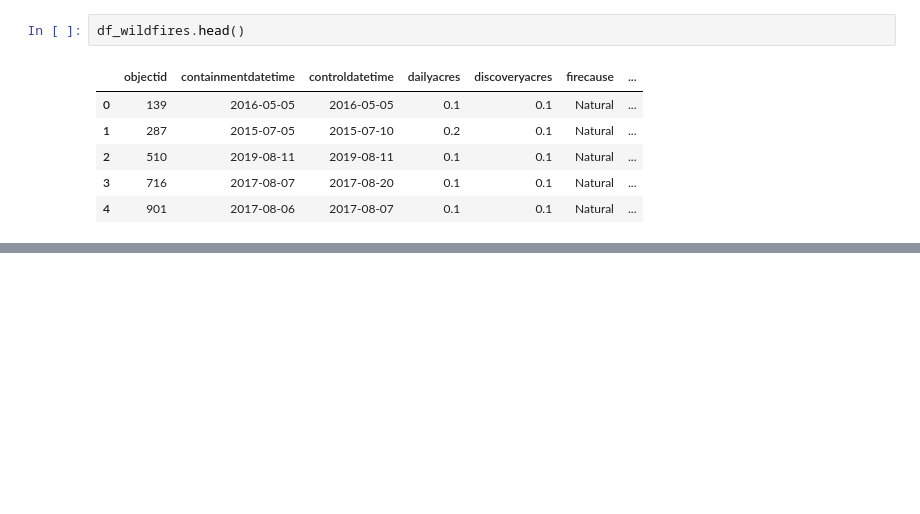
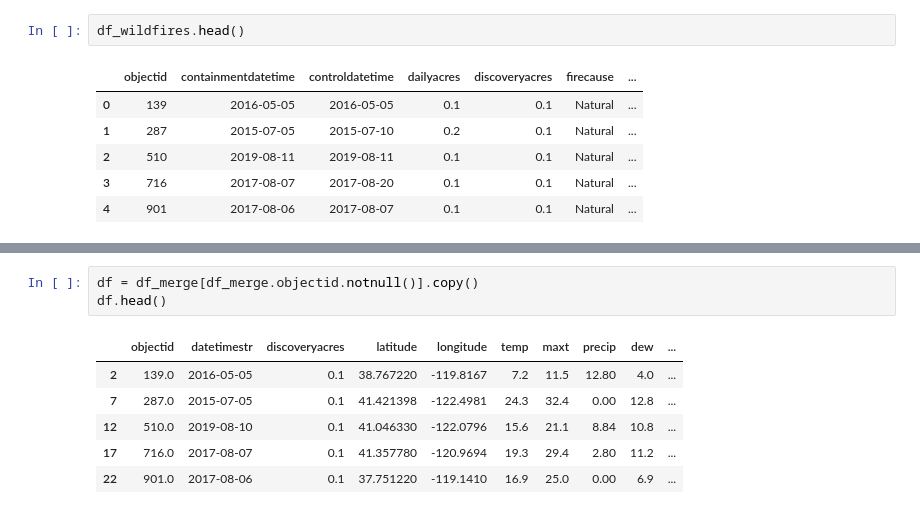
Before and after one commit to Eitams/DataLake_Wildfires_California, a Jupyter notebook: ML.ipynb, the cells around one changed output, grey strips where cells are left out. Drawn from its saved outputs; the diff is of its cells as text; blank space fills up the shorter version.

```diff
--- a/ML.ipynb
+++ b/ML.ipynb
@@ -63,0 +168,10 @@ df_weather.head()
+# %%
+df = df_merge[df_merge.objectid.notnull()].copy()
+df.head()
+# %% [output]
+|  | objectid | datetimestr | discoveryacres | latitude | longitude | temp | maxt | precip | dew | ... |
+| 2 | 139.0 | 2016-05-05 | 0.1 | 38.767220 | -119.8167 | 7.2 | 11.5 | 12.80 | 4.0 | ... |
+| 7 | 287.0 | 2015-07-05 | 0.1 | 41.421398 | -122.4981 | 24.3 | 32.4 | 0.00 | 12.8 | ... |
+| 12 | 510.0 | 2019-08-10 | 0.1 | 41.046330 | -122.0796 | 15.6 | 21.1 | 8.84 | 10.8 | ... |
+| 17 | 716.0 | 2017-08-07 | 0.1 | 41.357780 | -120.9694 | 19.3 | 29.4 | 2.80 | 11.2 | ... |
+| 22 | 901.0 | 2017-08-06 | 0.1 | 37.751220 | -119.1410 | 16.9 | 25.0 | 0.00 | 6.9 | ... |
```
Also changed, not shown: parts of 11 cells of this notebook, 1 other file.
